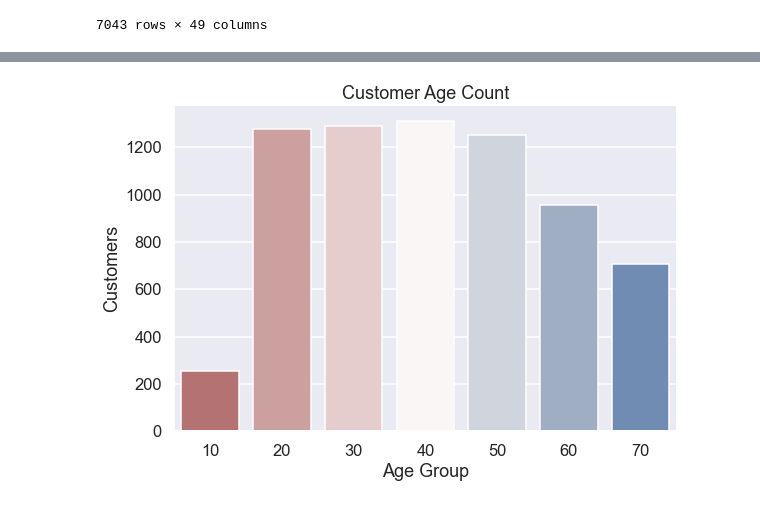
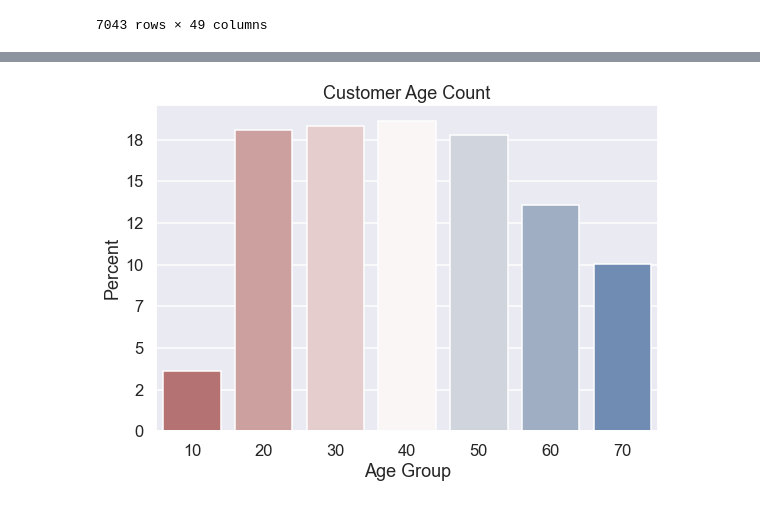
Before and after one commit to carlosiruiz/Customer_Churn_Prediction, a Jupyter notebook: EDA_&_Modeling/Visualizations Notebook.ipynb, the cells around one changed output, grey strips where cells are left out. Cells and saved outputs as stored; diff of their text form; code cells hidden in the pictures.

```diff
--- a/EDA_&_Modeling/Visualizations Notebook.ipynb
+++ b/EDA_&_Modeling/Visualizations Notebook.ipynb
@@ -58,16 +82,0 @@ Text(0, 0.5, 'Count')
-# %%
-def percentage_col(df,column):
-    """
-    This function takes in a dataframe, column and returns the percentage of each row respective to its churn value.
-    """
-    values=[]
-    for i in df.index:
-        if df.churn_value[i]==1:
-
-            summ=df[df.churn_value==1][column].sum()
-            values.append(round((df[column][i] * 100)/summ,2))
-        else:
-
-            summ=df[df.churn_value==0][column].sum()
-            values.append(round((df[column][i] * 100)/summ,2))
-    return values
@@ -108,11 +94,13 @@ plt.savefig('/Users/carlosruiz/Desktop/Mod_5_project/Images/churn_age', dpi=300)
 # %%
 #Plotting each customer age group to get an idea of how many customers there are in each group.
-a=pd.melt(df[["age","latitude"]].groupby("age").count().T)
+age=pd.melt(df[["age","latitude"]].groupby("age").count().T)
+age["value"]=percentage_col(age,"value")
 fig, ax = plt.subplots(figsize=(9,6))
-ax=sns.barplot(a.age,a.value,palette="vlag_r")
+ax=sns.barplot(age.age,age.value,palette="vlag_r")
 ax.set_xlabel("Age Group")
-ax.set_ylabel("Customers")
+ax.set_ylabel("Percent")
+ax.set_yticklabels(["0","2","5","7","10","12","15","18"])
 ax.set_title("Customer Age Count")
 plt.savefig('/Users/carlosruiz/Desktop/Mod_5_project/Images/age_groups', dpi=300)
 # %% [output]
-[figure, old version]
+[figure, new version]
```
Also changed, not shown: parts of 16 cells of this notebook, 24 other files.
